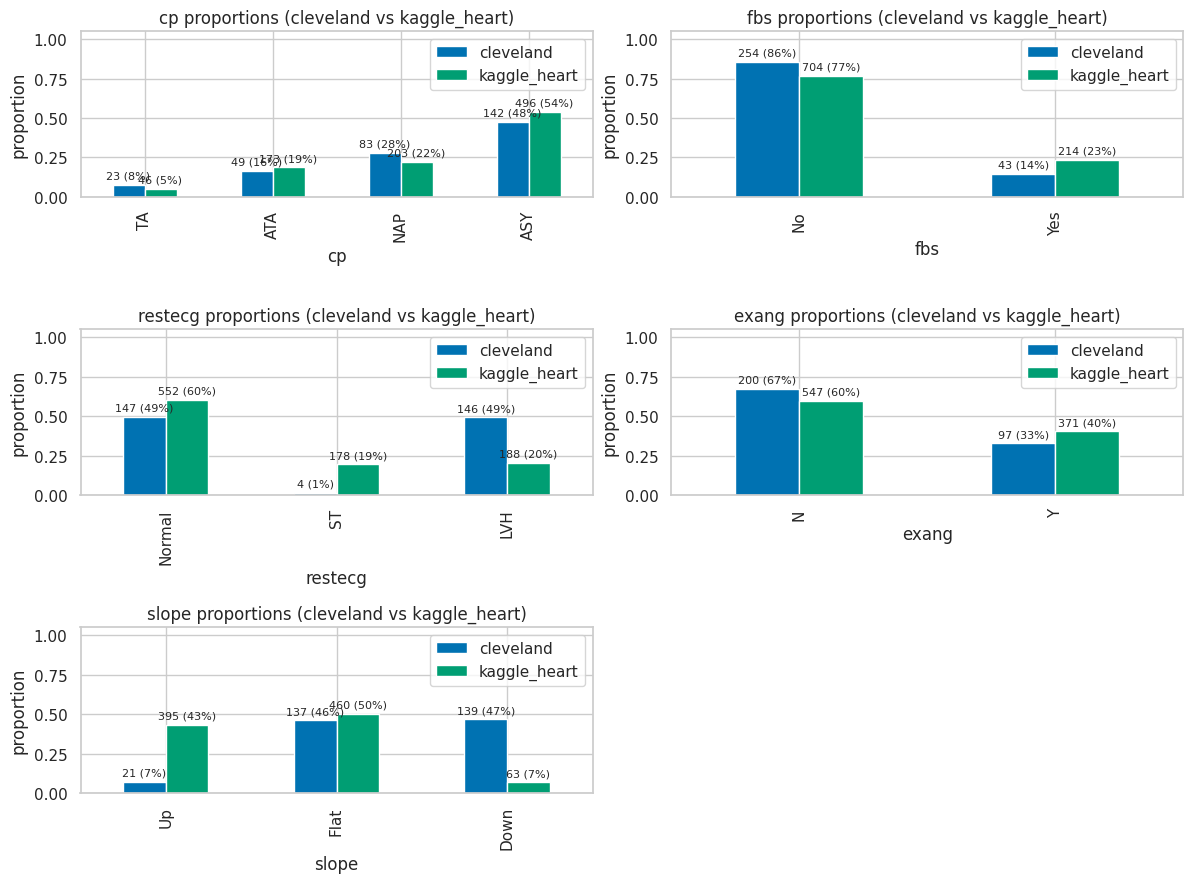
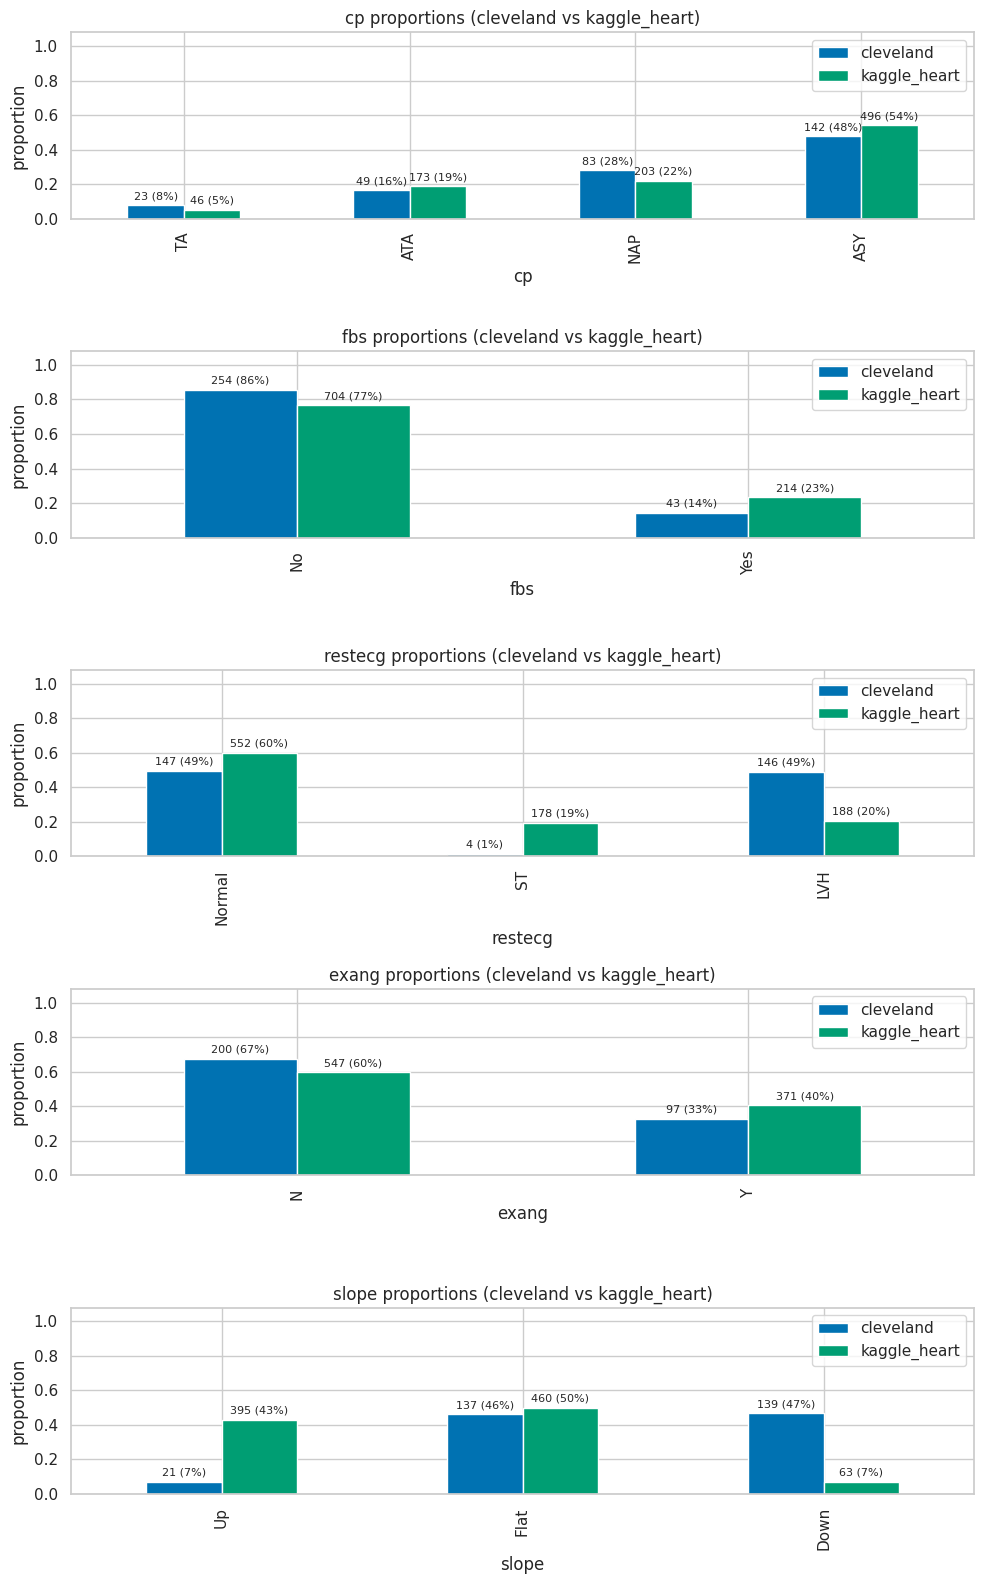
The change to this notebook cell's code, shown as a diff; its figure went from the first image to the second:
--- before
+++ after
@@ -8,31 +8,5 @@
     return pd.to_numeric(df[feature], errors="coerce")
 
-CATEGORY_MAPPINGS = {
-    "cp": {"0": "TA", "1": "ATA", "2": "NAP", "3": "ASY", "TA": "TA", "ATA": "ATA", "NAP": "NAP", "ASY": "ASY"},
-    "restecg": {"0": "Normal", "1": "ST", "2": "LVH", "Normal": "Normal", "ST": "ST", "LVH": "LVH"},
-    "slope": {"0": "Down", "1": "Flat", "2": "Up", "Down": "Down", "Flat": "Flat", "Up": "Up"},
-    "exang": {"0": "N", "1": "Y", "N": "N", "Y": "Y"},
-    "fbs": {"0": "No", "1": "Yes", "No": "No", "Yes": "Yes"},
-}
-CATEGORY_ORDER = {
-    "cp": ["TA", "ATA", "NAP", "ASY"],
-    "restecg": ["Normal", "ST", "LVH"],
-    "slope": ["Up", "Flat", "Down"],
-    "exang": ["N", "Y"],
-    "fbs": ["No", "Yes"],
-}
-
-def standardize_category(feature: str, series: pd.Series) -> pd.Series:
-    mapping = CATEGORY_MAPPINGS.get(feature)
-    if mapping:
-        mapped = series.astype(str).map(lambda x: mapping.get(str(x), str(x)))
-    else:
-        mapped = series.astype(str)
-    order = CATEGORY_ORDER.get(feature)
-    if order:
-        mapped = pd.Categorical(mapped, categories=order, ordered=True)
-    return mapped
-
-categorical_features = [f for f in plot_features if f in CATEGORY_MAPPINGS]
+categorical_features = [f for f in plot_features if f in CARDIAC_CATEGORY_VALUE_LABEL_MAPPING]
 numeric_features = [f for f in plot_features if f not in categorical_features]
 
@@ -55,11 +29,11 @@
 
 if categorical_features:
-    rows = int(np.ceil(len(categorical_features) / 2))
-    fig, axes = plt.subplots(rows, 2, figsize=(12, max(4, rows * 3)))
-    axes = np.array(axes).reshape(-1)
+    rows = len(categorical_features)
+    fig, axes = plt.subplots(rows, 1, figsize=(10, max(4, rows * 3.2)))
+    axes = np.atleast_1d(axes).reshape(-1)
     for idx, feature in enumerate(categorical_features):
-        clev_vals = standardize_category(feature, cleveland_df[feature])
-        kag_vals = standardize_category(feature, kaggle_df[feature])
-        order = CATEGORY_ORDER.get(feature)
+        clev_vals = normalize_cardiac_category_series(feature, cleveland_df[feature])
+        kag_vals = normalize_cardiac_category_series(feature, kaggle_df[feature])
+        order = CARDIAC_CATEGORY_DISPLAY_ORDER.get(feature)
         clev_counts = pd.Series(clev_vals).value_counts()
         kag_counts = pd.Series(kag_vals).value_counts()
@@ -74,6 +48,4 @@
         axes[idx].set_xlabel(feature)
         axes[idx].set_ylabel("proportion")
-        axes[idx].set_ylim(0, 1.05)
-    for extra_ax in axes[len(categorical_features):]:
-        extra_ax.axis("off")
+        axes[idx].set_ylim(0, 1.08)
     plt.tight_layout()

Commit: Refactor: Extract constants and normalization helper for cardiac category visualizations